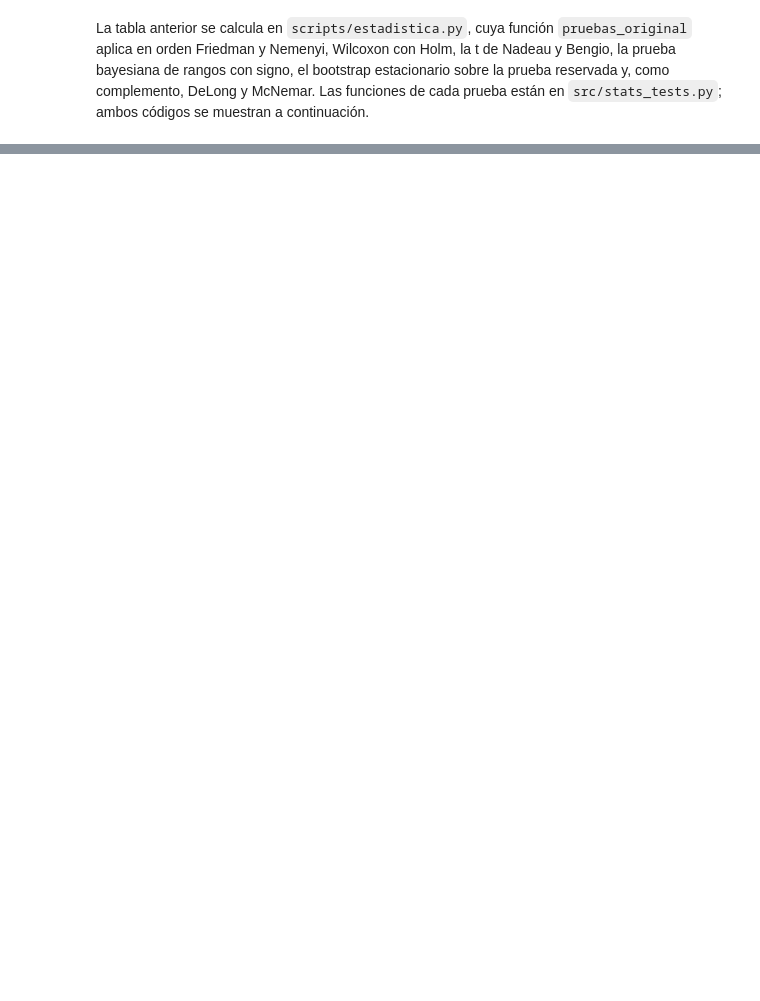
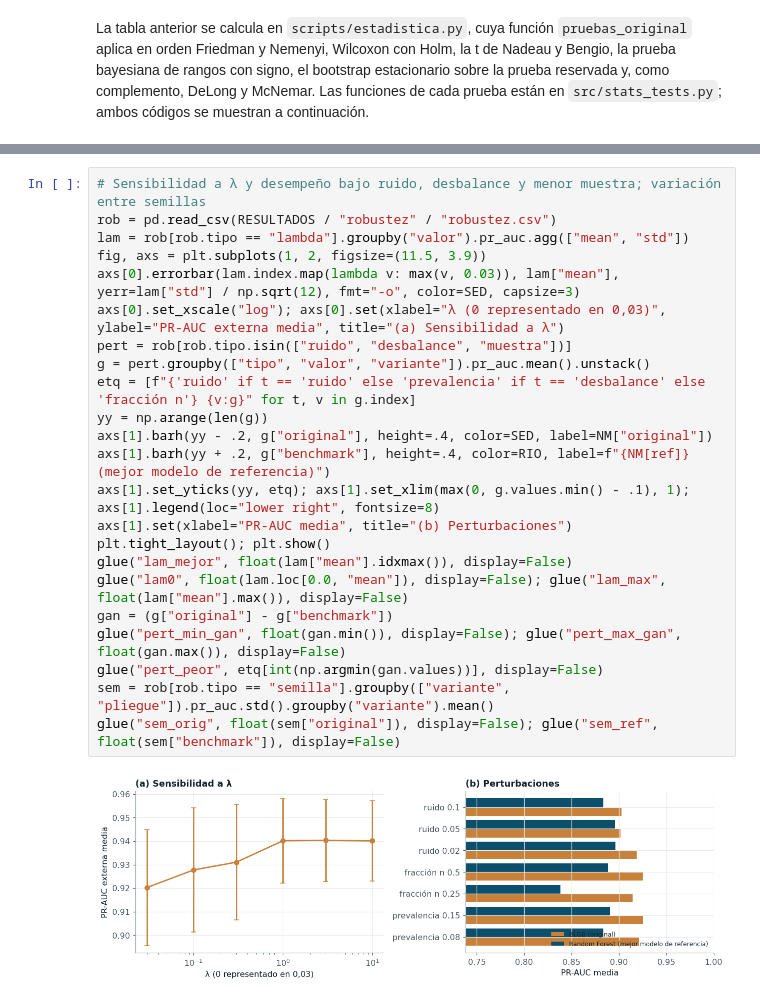
Before and after one commit to SantiagomezaC/proyecto-ml-final, a Jupyter notebook: _sources/06_validacion.ipynb, the cells around one changed output, grey strips where cells are left out. Drawn from its saved outputs; the diff is of its cells as text; blank space fills up the shorter version.

```diff
--- a/_sources/06_validacion.ipynb
+++ b/_sources/06_validacion.ipynb
@@ -500,0 +528,25 @@ Calamar.
+# %%
+# Sensibilidad a λ y desempeño bajo ruido, desbalance y menor muestra; variación entre semillas
+rob = pd.read_csv(RESULTADOS / "robustez" / "robustez.csv")
+lam = rob[rob.tipo == "lambda"].groupby("valor").pr_auc.agg(["mean", "std"])
+fig, axs = plt.subplots(1, 2, figsize=(11.5, 3.9))
+axs[0].errorbar(lam.index.map(lambda v: max(v, 0.03)), lam["mean"], yerr=lam["std"] / np.sqrt(12), fmt="-o", color=SED, capsize=3)
+axs[0].set_xscale("log"); axs[0].set(xlabel="λ (0 representado en 0,03)", ylabel="PR-AUC externa media", title="(a) Sensibilidad a λ")
+pert = rob[rob.tipo.isin(["ruido", "desbalance", "muestra"])]
+g = pert.groupby(["tipo", "valor", "variante"]).pr_auc.mean().unstack()
+etq = [f"{'ruido' if t == 'ruido' else 'prevalencia' if t == 'desbalance' else 'fracción n'} {v:g}" for t, v in g.index]
+yy = np.arange(len(g))
+axs[1].barh(yy - .2, g["original"], height=.4, color=SED, label=NM["original"])
+axs[1].barh(yy + .2, g["benchmark"], height=.4, color=RIO, label=f"{NM[ref]} (mejor modelo de referencia)")
+axs[1].set_yticks(yy, etq); axs[1].set_xlim(max(0, g.values.min() - .1), 1); axs[1].legend(loc="lower right", fontsize=8)
+axs[1].set(xlabel="PR-AUC media", title="(b) Perturbaciones")
+plt.tight_layout(); plt.show()
+glue("lam_mejor", float(lam["mean"].idxmax()), display=False)
+glue("lam0", float(lam.loc[0.0, "mean"]), display=False); glue("lam_max", float(lam["mean"].max()), display=False)
+gan = (g["original"] - g["benchmark"])
+glue("pert_min_gan", float(gan.min()), display=False); glue("pert_max_gan", float(gan.max()), display=False)
+glue("pert_peor", etq[int(np.argmin(gan.values))], display=False)
+sem = rob[rob.tipo == "semilla"].groupby(["variante", "pliegue"]).pr_auc.std().groupby("variante").mean()
+glue("sem_orig", float(sem["original"]), display=False); glue("sem_ref", float(sem["benchmark"]), display=False)
+# %% [output]
+[figure, added]
```
Also changed, not shown: parts of 50 cells of this notebook, 43 other files.
